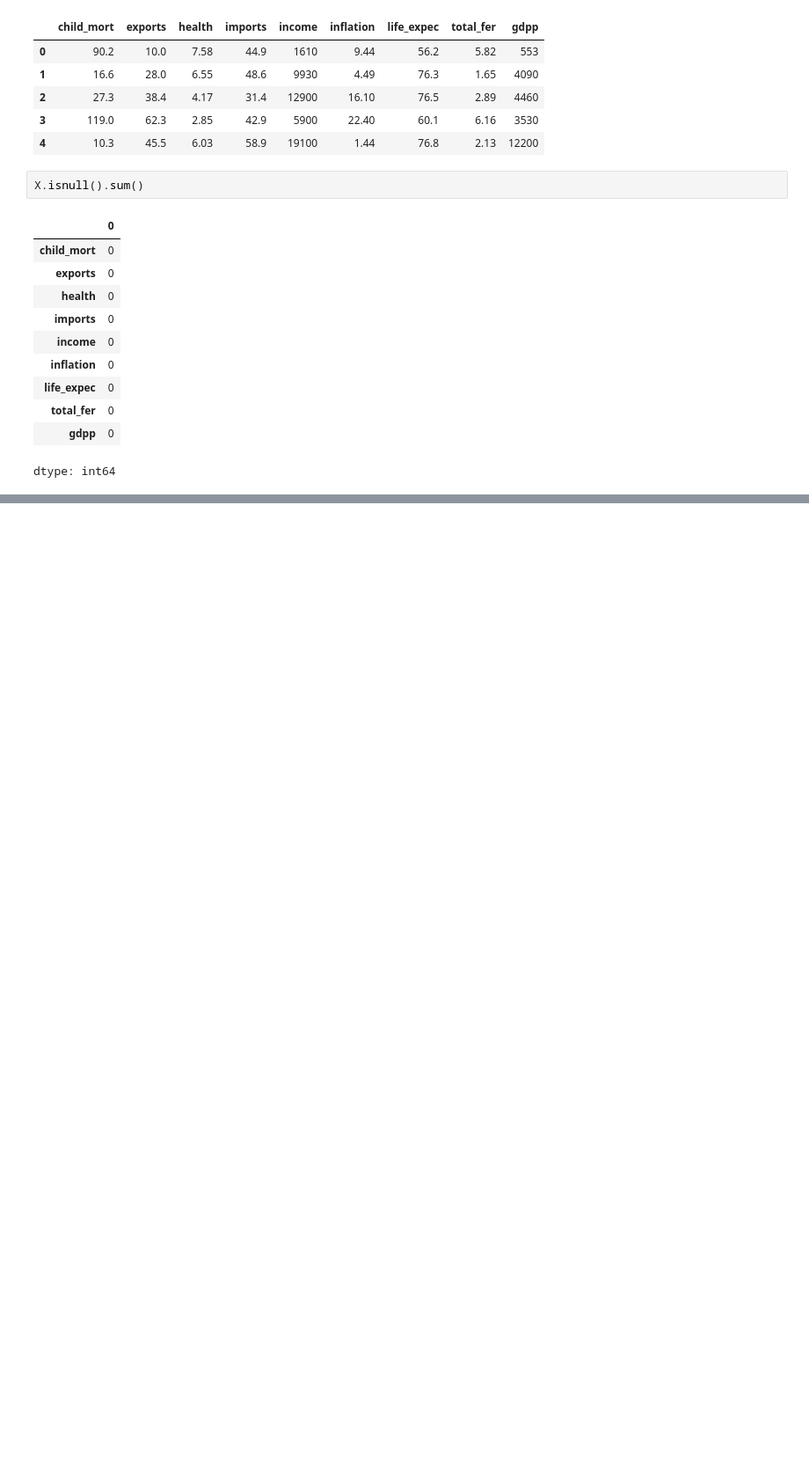
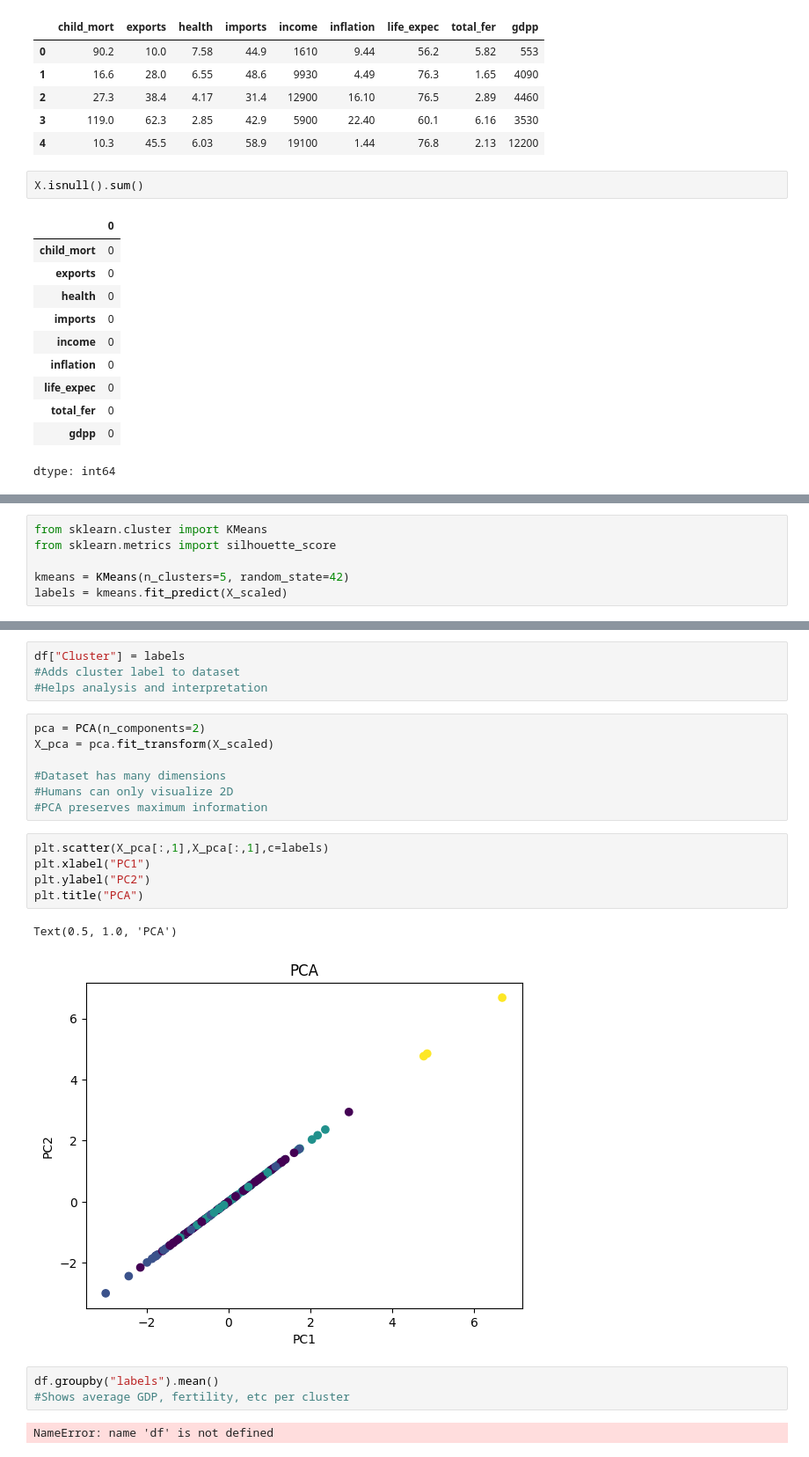
Before and after one commit to SasinduShanaka/Country-Development-Clustering-model, a Jupyter notebook: Country_Development_Clustering.ipynb, the cells around one changed output, grey strips where cells are left out. Shown at 88% size. Cells and saved outputs as stored; diff of their text form; blank space fills up the shorter version.

```diff
--- a/Country_Development_Clustering.ipynb
+++ b/Country_Development_Clustering.ipynb
@@ -61,0 +94,6 @@ dtype: int64
+# %%
+from sklearn.cluster import KMeans
+from sklearn.metrics import silhouette_score
+
+kmeans = KMeans(n_clusters=5, random_state=42)
+labels = kmeans.fit_predict(X_scaled)
@@ -61,0 +105,24 @@ dtype: int64
+# %%
+df["Cluster"] = labels
+#Adds cluster label to dataset
+#Helps analysis and interpretation
+# %%
+pca = PCA(n_components=2)
+X_pca = pca.fit_transform(X_scaled)
+
+#Dataset has many dimensions
+#Humans can only visualize 2D
+#PCA preserves maximum information
+# %%
+plt.scatter(X_pca[:,1],X_pca[:,1],c=labels)
+plt.xlabel("PC1")
+plt.ylabel("PC2")
+plt.title("PCA")
+# %% [output]
+Text(0.5, 1.0, 'PCA')
+[figure, added]
+# %%
+df.groupby("labels").mean()
+#Shows average GDP, fertility, etc per cluster
+# %% [output]
+NameError: name 'df' is not defined
```
Also changed, not shown: parts of 6 cells of this notebook.
